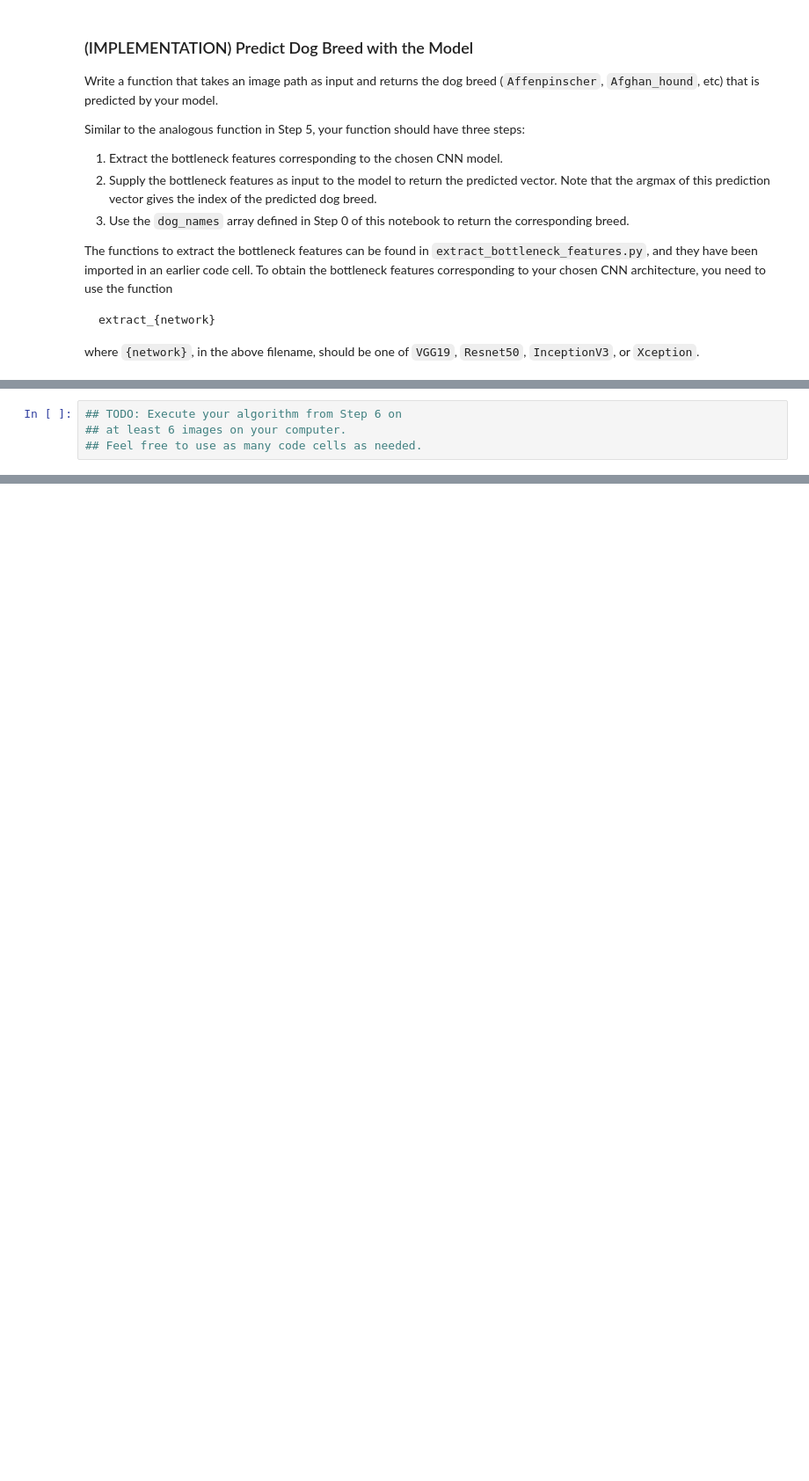
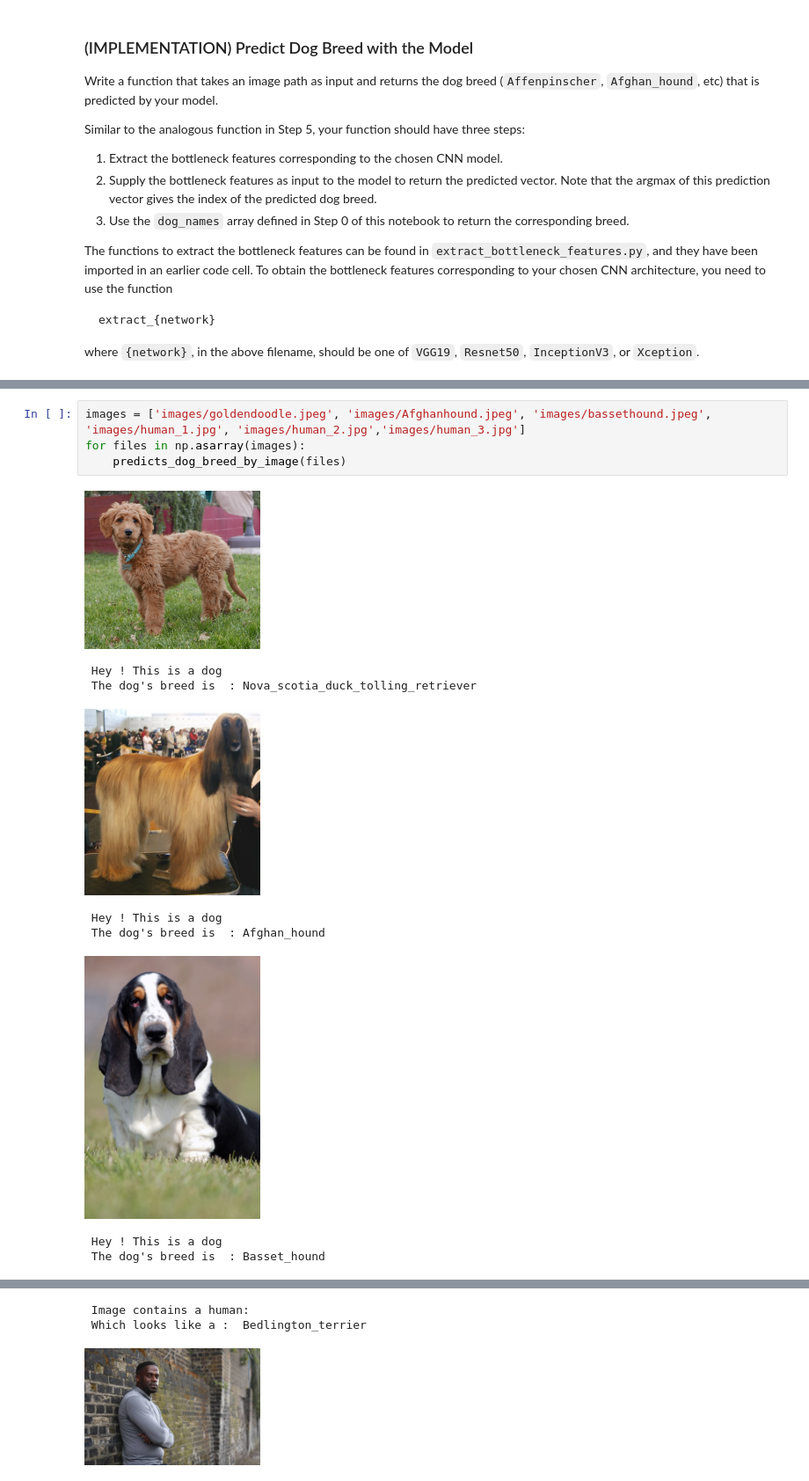
Before and after one commit to ysprem/dog-breed-classifier, a Jupyter notebook: dog_app.ipynb, the cells around one changed output, grey strips where cells are left out. Shown at 88% size. Saved outputs shown, nothing was run; the diff lists cells and outputs as text; blank space fills up the shorter version.

```diff
--- a/dog_app.ipynb
+++ b/dog_app.ipynb
@@ -836,4 +876,14 @@ __Answer:__
-# %%
-## TODO: Execute your algorithm from Step 6 on
-## at least 6 images on your computer.
-## Feel free to use as many code cells as needed.
+# %%
+images = ['images/goldendoodle.jpeg', 'images/Afghanhound.jpeg', 'images/bassethound.jpeg', 'images/human_1.jpg', 'images/human_2.jpg','images/human_3.jpg']
+for files in np.asarray(images):
+    predicts_dog_breed_by_image(files)
+# %% [output]
+[figure, added]
+ Hey ! This is a dog
+ The dog's breed is  : Nova_scotia_duck_tolling_retriever
+[figure, added]
+ Hey ! This is a dog
+ The dog's breed is  : Afghan_hound
+[figure, added]
+ Hey ! This is a dog
+ The dog's breed is  : Basset_hound
@@ -839,0 +891,3 @@ __Answer:__
+ Image contains a human:
+ Which looks like a :  Bedlington_terrier
+[figure, added]
```
Also changed, not shown: parts of 23 cells of this notebook.
